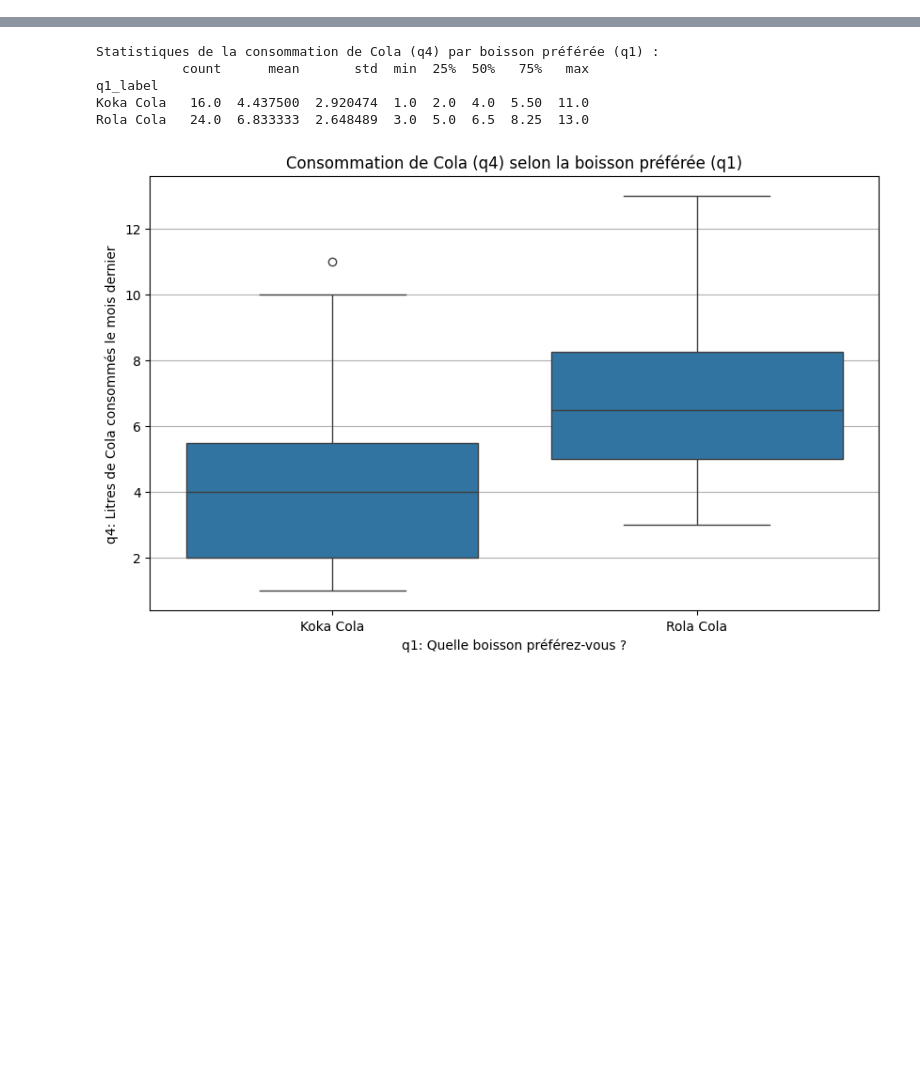
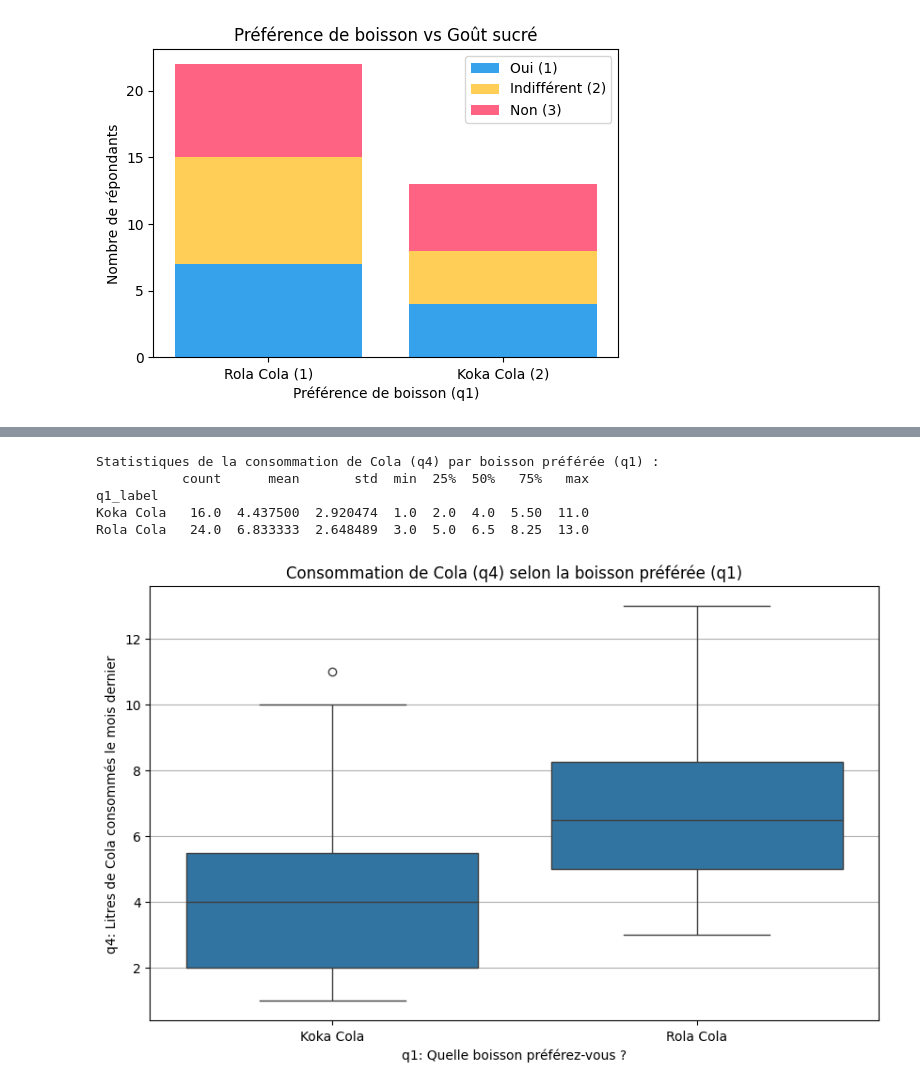
Before and after one commit to HABONIMANA/EXERCICE, a Jupyter notebook: Exemple.ipynb, the cells around one changed output, grey strips where cells are left out. Saved outputs shown, nothing was run; the diff lists cells and outputs as text; code cells hidden in the pictures; blank space fills up the shorter version.

```diff
--- a/Exemple.ipynb
+++ b/Exemple.ipynb
@@ -223,0 +69,21 @@ Rola Cola            9                 7                 8
+# %%
+# Données pour q1-q3
+labels = ['Rola Cola (1)', 'Koka Cola (2)']
+oui = [7, 4]
+indifferent = [8, 4]
+non = [7, 5]
+
+# Barres empilées
+plt.figure(figsize=(6, 4))
+x = np.arange(len(labels))
+plt.bar(x, oui, color='#36A2EB', label='Oui (1)')
+plt.bar(x, indifferent, bottom=oui, color='#FFCE56', label='Indifférent (2)')
+plt.bar(x, non, bottom=np.array(oui) + np.array(indifferent), color='#FF6384', label='Non (3)')
+plt.xticks(x, labels)
+plt.title('Préférence de boisson vs Goût sucré')
+plt.xlabel('Préférence de boisson (q1)')
+plt.ylabel('Nombre de répondants')
+plt.legend()
+plt.show()
+# %% [output]
+[figure, added]
```
Also changed, not shown: parts of 12 cells of this notebook.
